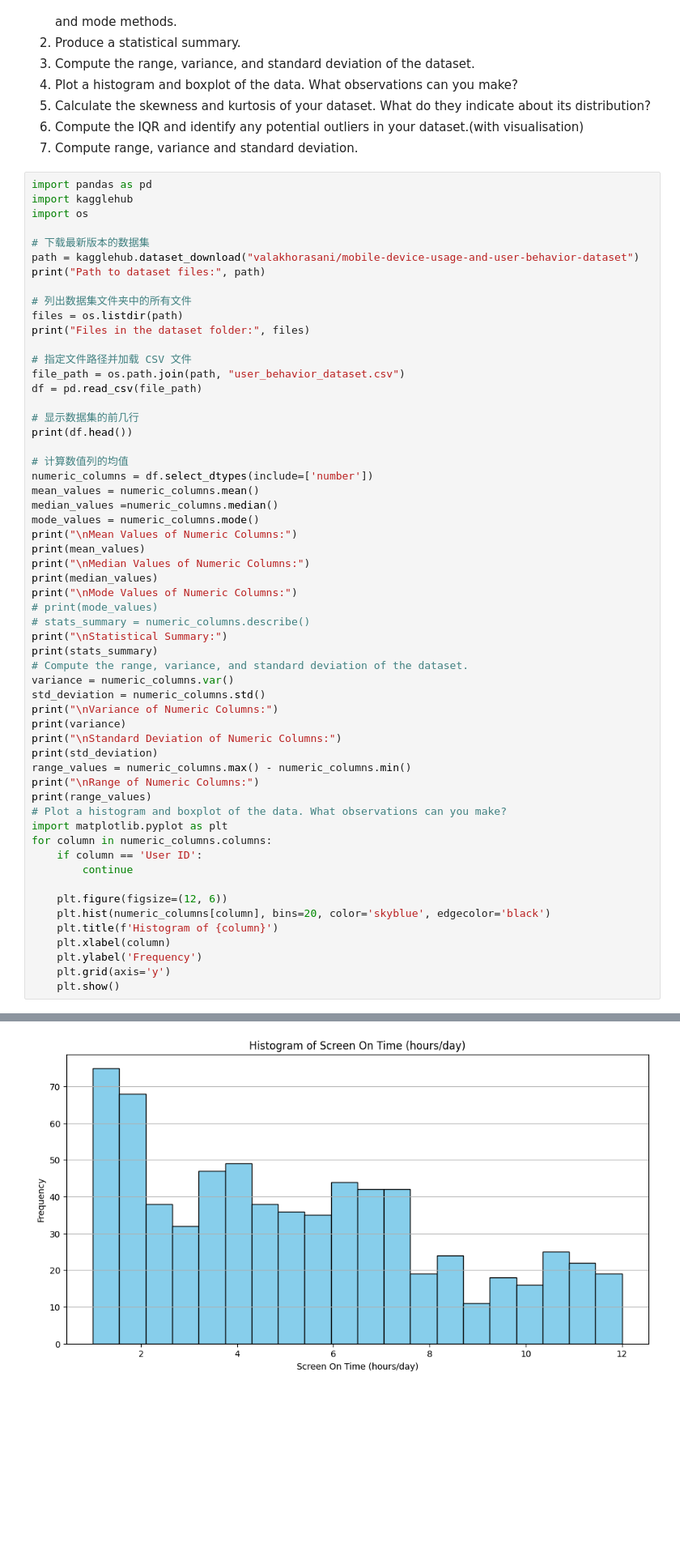
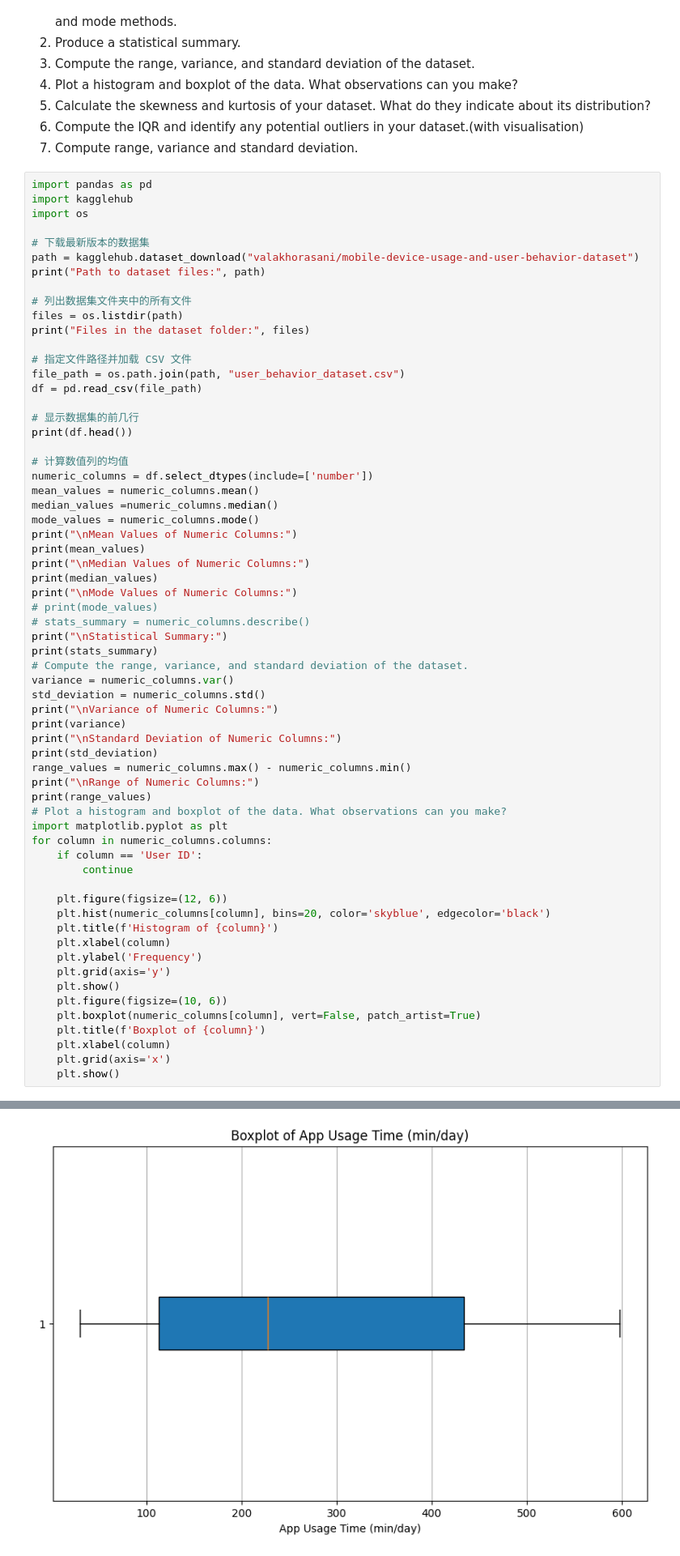
Before and after one commit to ShihanZENG/Awesome-DSDO, a Jupyter notebook: descriptive_statistics_lab.ipynb, the cells around one changed output, grey strips where cells are left out. Shown at 81% size. Saved outputs shown, nothing was run; the diff lists cells and outputs as text; blank space fills up the shorter version.

```diff
--- a/descriptive_statistics_lab.ipynb
+++ b/descriptive_statistics_lab.ipynb
@@ -550,31 +550,37 @@ import matplotlib.pyplot as plt
 for column in numeric_columns.columns:
     if column == 'User ID':
         continue
 
     plt.figure(figsize=(12, 6))
     plt.hist(numeric_columns[column], bins=20, color='skyblue', edgecolor='black')
     plt.title(f'Histogram of {column}')
     plt.xlabel(column)
     plt.ylabel('Frequency')
     plt.grid(axis='y')
     plt.show()
+    plt.figure(figsize=(10, 6))
+    plt.boxplot(numeric_columns[column], vert=False, patch_artist=True)
+    plt.title(f'Boxplot of {column}')
+    plt.xlabel(column)
+    plt.grid(axis='x')
+    plt.show()
 # %% [output]
 Path to dataset files: /root/.cache/kagglehub/datasets/valakhorasani/mobile-device-usage-and-user-behavior-dataset/versions/1
 Files in the dataset folder: ['user_behavior_dataset.csv']
    User ID    Device Model Operating System  App Usage Time (min/day)  \
 0        1  Google Pixel 5          Android                       393
 1        2       OnePlus 9          Android                       268
 2        3    Xiaomi Mi 11          Android                       154
 3        4  Google Pixel 5          Android                       239
 4        5       iPhone 12              iOS                       187
 
    Screen On Time (hours/day)  Battery Drain (mAh/day)  \
 0                         6.4                     1872
 1                         4.7                     1331
 ... (101 lines left out)
 Data Usage (MB/day)           2395.0
 Age                             41.0
 User Behavior Class              4.0
 dtype: float64
 [figure]
-[figure, old version]
+[figure, new version]
```
Also changed, not shown: parts of 1 cell of this notebook.
